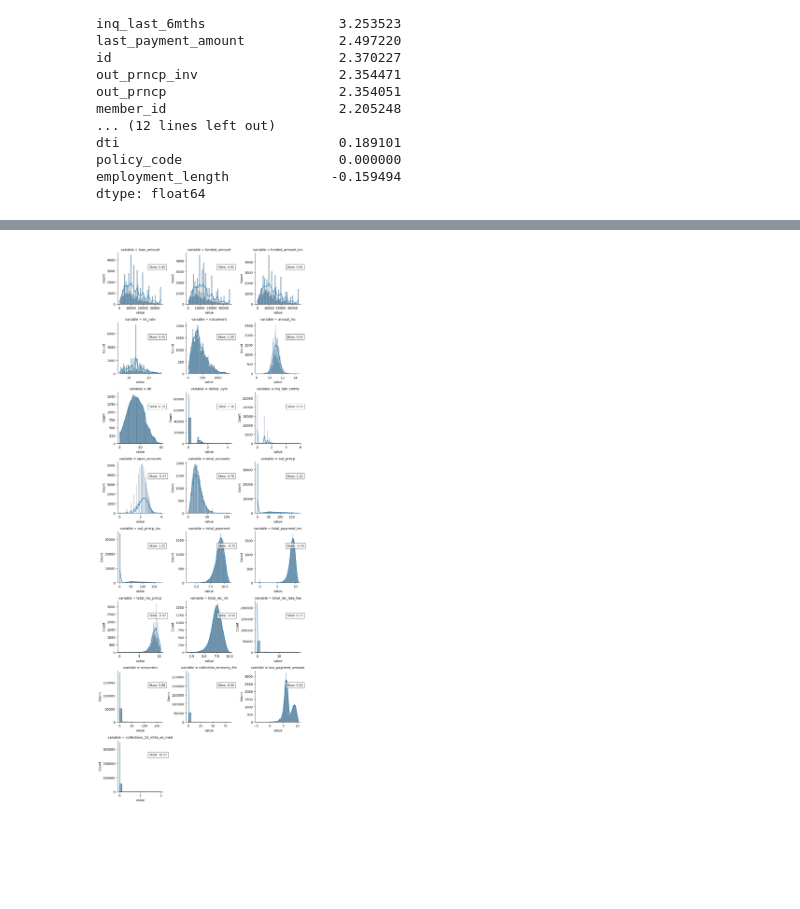
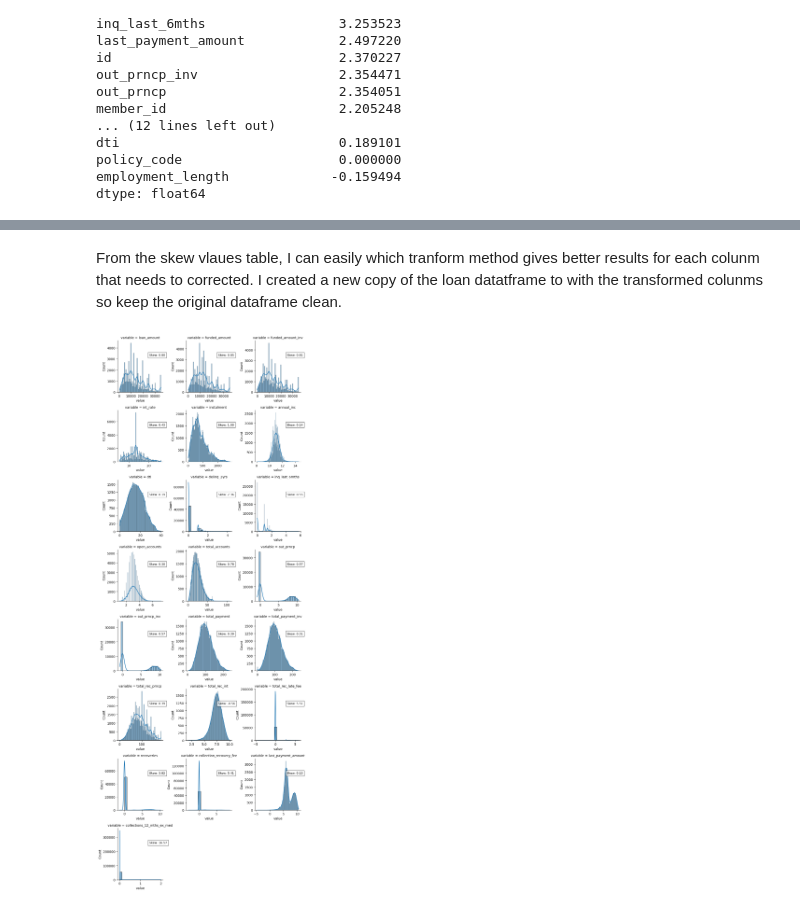
Before and after one commit to hosna22/EDA-Customer-Loans, a Jupyter notebook: EDA.ipynb, the cells around one changed output, grey strips where cells are left out. Cells and saved outputs as stored; diff of their text form; code cells hidden in the pictures; blank space fills up the shorter version.

Commit message:
In EDA notebook, compares skewness correction methods by creating a table and corrects skew of loan dataframe. Also, corrects name of method in tranformations file.

```diff
--- a/EDA.ipynb
+++ b/EDA.ipynb
@@ -210,9 +236,12 @@ Skew value outside of -1 to 1 range
+# %% [markdown]
+From the skew vlaues table, I can easily which tranform method gives better results for each colunm that needs to corrected.
+I created a new copy of the loan datatframe to with the transformed colunms so keep the original dataframe clean.
 # %%
 loan_transformed = loan_df.copy()
 
-df_transform.correct_skew_log_transform(loan_transformed, 'annual_inc', 'last_payment_amount', 'total_rec_int', 'total_payment','total_rec_prncp', 'total_payment_inv','open_accounts')
-df_transform.corect_skew_sqrt(loan_transformed, 'collection_recovery_fee','collections_12_mths_ex_med', 'recoveries','total_rec_late_fee','delinq_2yrs', 'inq_last_6mths', 'out_prncp_inv', 'out_prncp')
+df_transform.correct_skew_log_transform(loan_transformed, 'collection_recovery_fee','recoveries', 'total_rec_late_fee', 'annual_inc', 'last_payment_amount', 'out_prncp_inv', 'out_prncp', 'total_rec_int')
+df_transform.correct_skew_sqrt(loan_transformed,'collections_12_mths_ex_med','delinq_2yrs', 'inq_last_6mths', 'total_payment', 'total_rec_prncp', 'total_payment_inv', 'open_accounts')
 
 df_plot.plot_all_skew_grid(loan_transformed)
 # %% [output]
-[figure, old version]
+[figure, new version]
```
Also changed, not shown: parts of 4 cells of this notebook, 1 other file.
